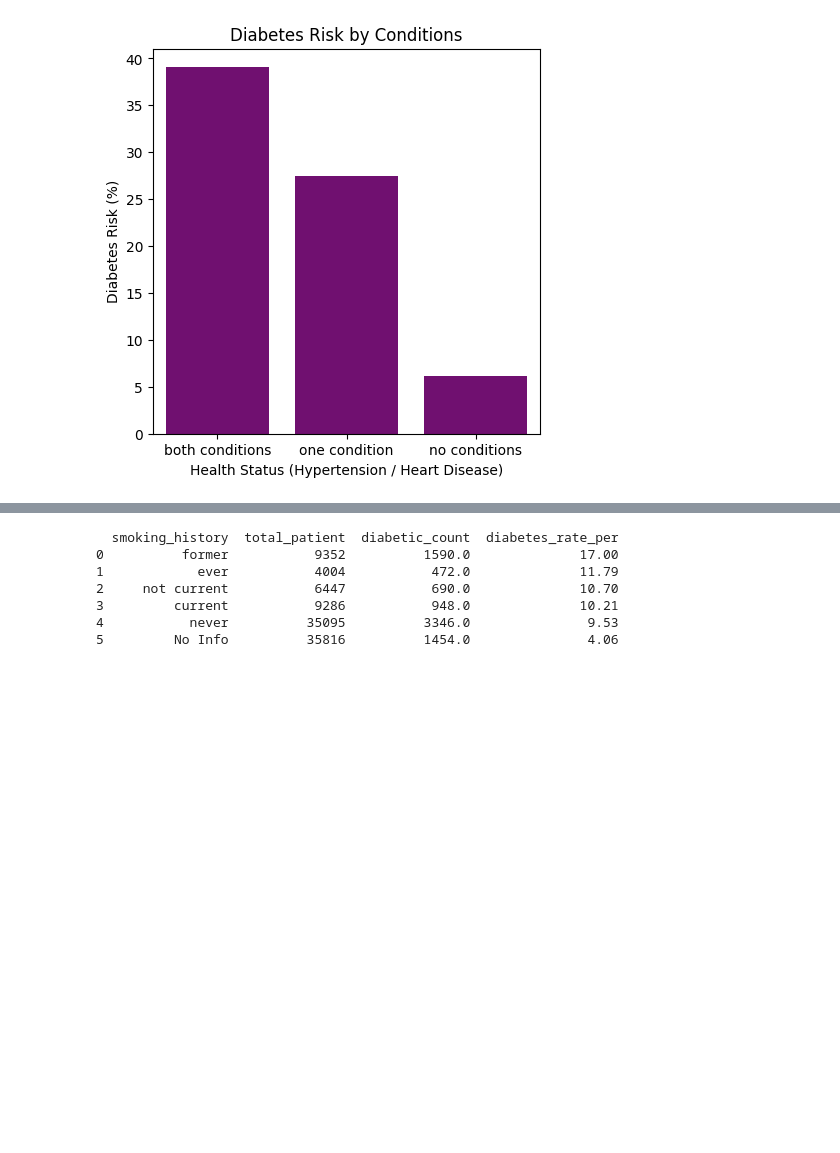
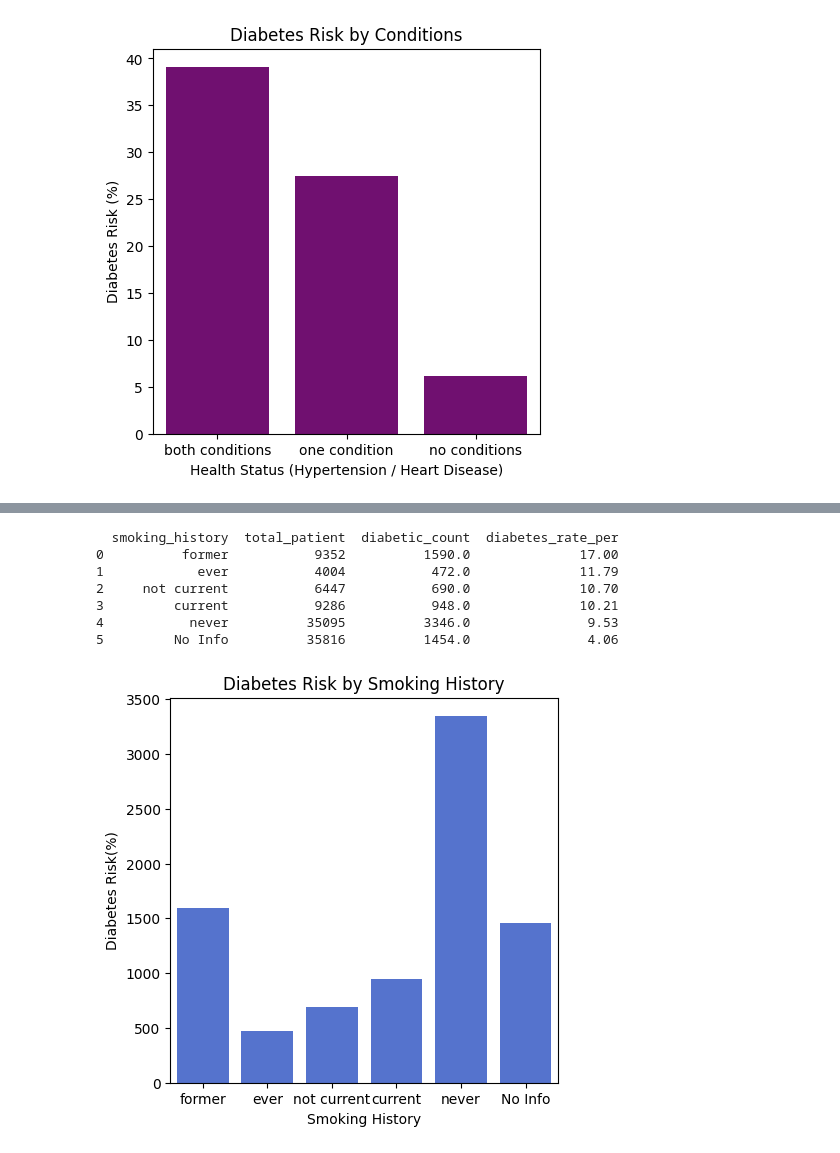
Before and after one commit to kunwarsaurav/disease-prediction-, a Jupyter notebook: eda.ipynb, the cells around one changed output, grey strips where cells are left out. Cells and saved outputs as stored; diff of their text form; code cells hidden in the pictures; blank space fills up the shorter version.

```diff
--- a/eda.ipynb
+++ b/eda.ipynb
@@ -179,14 +190,29 @@ print(result)
 # %%
 with open('sql/smokingrisk.sql') as f:
     query= f.read()
 result = pd.read_sql(query, engine)
 
 print(result)
+
+plt.figure(figsize=(5,5))
+
+sns.barplot(
+    data = result,
+    x= 'smoking_history',
+    y= 'diabetic_count',
+    color= 'royalblue'
+)
+plt.title('Diabetes Risk by Smoking History')
+plt.xlabel('Smoking History')
+plt.ylabel('Diabetes Risk(%)')
+
+plt.show()
 # %% [output]
   smoking_history  total_patient  diabetic_count  diabetes_rate_per
 0          former           9352          1590.0              17.00
 1            ever           4004           472.0              11.79
 2     not current           6447           690.0              10.70
 3         current           9286           948.0              10.21
 4           never          35095          3346.0               9.53
 5         No Info          35816          1454.0               4.06
+[figure, added]
```
Also changed, not shown: parts of 1 cell of this notebook.
